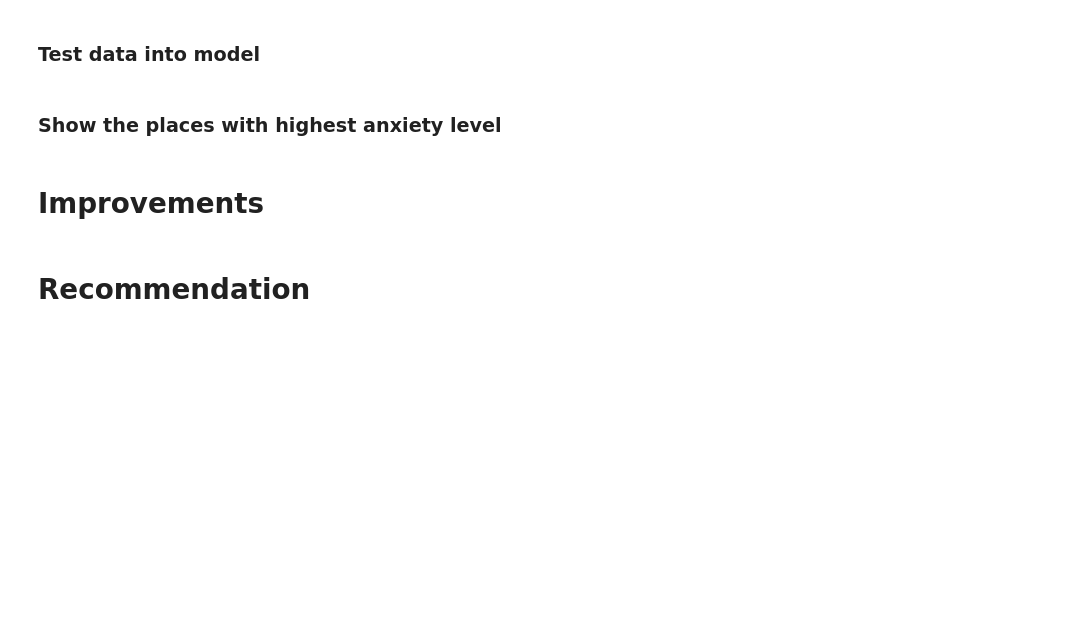
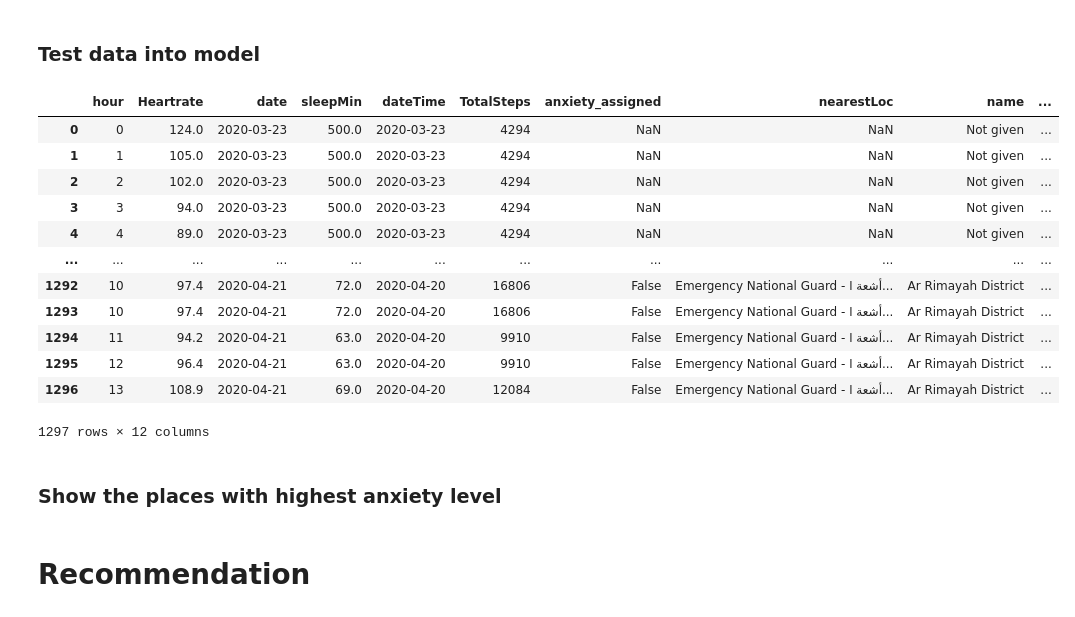
Before and after one commit to RaghadAlshalaan/SereneReport, a Jupyter notebook: PatientReport.ipynb, the cells around one changed output. Saved outputs shown, nothing was run; the diff lists cells and outputs as text; code cells hidden in the pictures; blank space fills up the shorter version.

```diff
--- a/PatientReport.ipynb
+++ b/PatientReport.ipynb
@@ -148,6 +248,25 @@ loc_df.drop(['time'], axis=1, inplace = True)
 loc_df.hour = loc_df.hour.astype(int)
 loc_df.date = loc_df.date.astype(str)
 df.date = df.date.astype(str)
+# %%
+## only for testing purpose
+TestHigh = df
+TestHigh = TestHigh.append({'hour' : 9 , 'value' : 103.6, 'date': '2020-04-21',
+                           'sleepMin' : 72, 'TotalSteps': 16806} , ignore_index=True)
+TestHigh = TestHigh.append({'hour' : 10 , 'value' : 97.4, 'date': '2020-04-21',
+                           'sleepMin' : 72, 'TotalSteps': 16806} , ignore_index=True)
+TestHigh = TestHigh.append({'hour' : 11 , 'value' : 94.2, 'date': '2020-04-21',
+                           'sleepMin' : 63, 'TotalSteps': 9910} , ignore_index=True)
+TestHigh = TestHigh.append({'hour' : 12 , 'value' : 96.4, 'date': '2020-04-21',
+                           'sleepMin' : 63, 'TotalSteps': 9910} , ignore_index=True)
+TestHigh = TestHigh.append({'hour' : 13 , 'value' : 108.9, 'date': '2020-04-21',
+                           'sleepMin' : 69, 'TotalSteps': 12084} , ignore_index=True)
+# %%
+testFinal = pd.merge(left=TestHigh,
+                  right = loc_df,
+                  how = 'left',
+                  left_on=['hour','date'],
+                  right_on=['hour','date']).ffill()
 # %%
 dfinal = pd.merge(left=df,
                   right = loc_df,
@@ -158,7 +277,7 @@ dfinal = pd.merge(left=df,
 ### Test data into model
 # %%
 #test model
-train_df = dfinal.rename(columns={'value': 'Heartrate'})
+train_df = testFinal.rename(columns={'value': 'Heartrate'})
 # %%
 Labeled_df = pd.DataFrame()
 Labeled_df = trainData(train_df)
@@ -168,7 +287,23 @@ Labeled_df.drop(['lon'],axis=1, inplace = True)
 # Replace missing values because it doesn't exist
 Labeled_df['name'].fillna("Not given", inplace=True)
 Labeled_df['id'].fillna("Not given", inplace=True)
-Labeled_df['anxiety_assigned'].fillna('Not given', inplace = True)
+#Labeled_df['anxiety_assigned'].fillna('Not given', inplace = True)
+# %%
+Labeled_df
+# %% [output]
+|  | hour | Heartrate | date | sleepMin | dateTime | TotalSteps | anxiety_assigned | nearestLoc | name | ... |
+| 0 | 0 | 124.0 | 2020-03-23 | 500.0 | 2020-03-23 | 4294 | NaN | NaN | Not given | ... |
+| 1 | 1 | 105.0 | 2020-03-23 | 500.0 | 2020-03-23 | 4294 | NaN | NaN | Not given | ... |
+| 2 | 2 | 102.0 | 2020-03-23 | 500.0 | 2020-03-23 | 4294 | NaN | NaN | Not given | ... |
+| 3 | 3 | 94.0 | 2020-03-23 | 500.0 | 2020-03-23 | 4294 | NaN | NaN | Not given | ... |
+| 4 | 4 | 89.0 | 2020-03-23 | 500.0 | 2020-03-23 | 4294 | NaN | NaN | Not given | ... |
+| ... | ... | ... | ... | ... | ... | ... | ... | ... | ... | ... |
+| 1292 | 10 | 97.4 | 2020-04-21 | 72.0 | 2020-04-20 | 16806 | False | Emergency National Guard - أشعة ا... | Ar Rimayah District | ... |
+| 1293 | 10 | 97.4 | 2020-04-21 | 72.0 | 2020-04-20 | 16806 | False | Emergency National Guard - أشعة ا... | Ar Rimayah District | ... |
+| 1294 | 11 | 94.2 | 2020-04-21 | 63.0 | 2020-04-20 | 9910 | False | Emergency National Guard - أشعة ا... | Ar Rimayah District | ... |
+| 1295 | 12 | 96.4 | 2020-04-21 | 63.0 | 2020-04-20 | 9910 | False | Emergency National Guard - أشعة ا... | Ar Rimayah District | ... |
+| 1296 | 13 | 108.9 | 2020-04-21 | 69.0 | 2020-04-20 | 12084 | False | Emergency National Guard - أشعة ا... | Ar Rimayah District | ... |
+1297 rows × 12 columns
 # %%
 # Update firebase with the user anxiety level
 for row in Labeled_df.itertuples():
@@ -191,8 +327,6 @@ for row in Labeled_df.itertuples():
 # Show the highest level
 df_high = pd.DataFrame()
 df_high = Labeled_df[Labeled_df.Label == 'High']
-# %% [markdown]
-# Improvements
 # %% [markdown]
 # Recommendation
 # %%
```
Also changed, not shown: parts of 34 cells of this notebook, 4 other files.
